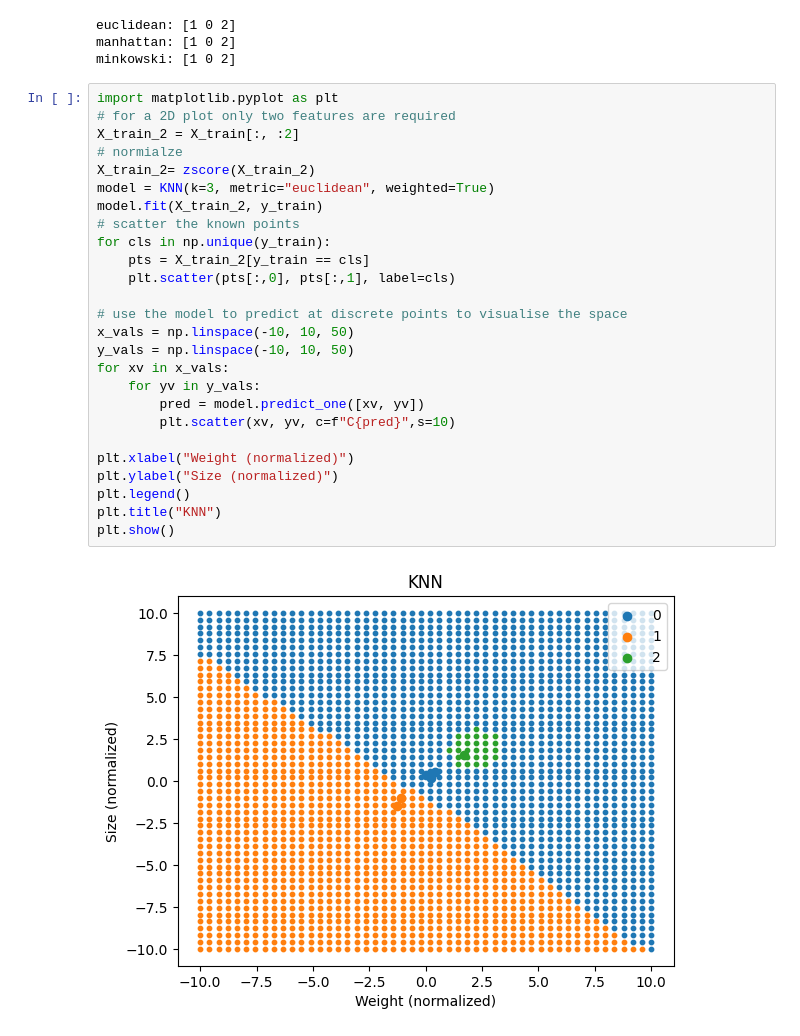
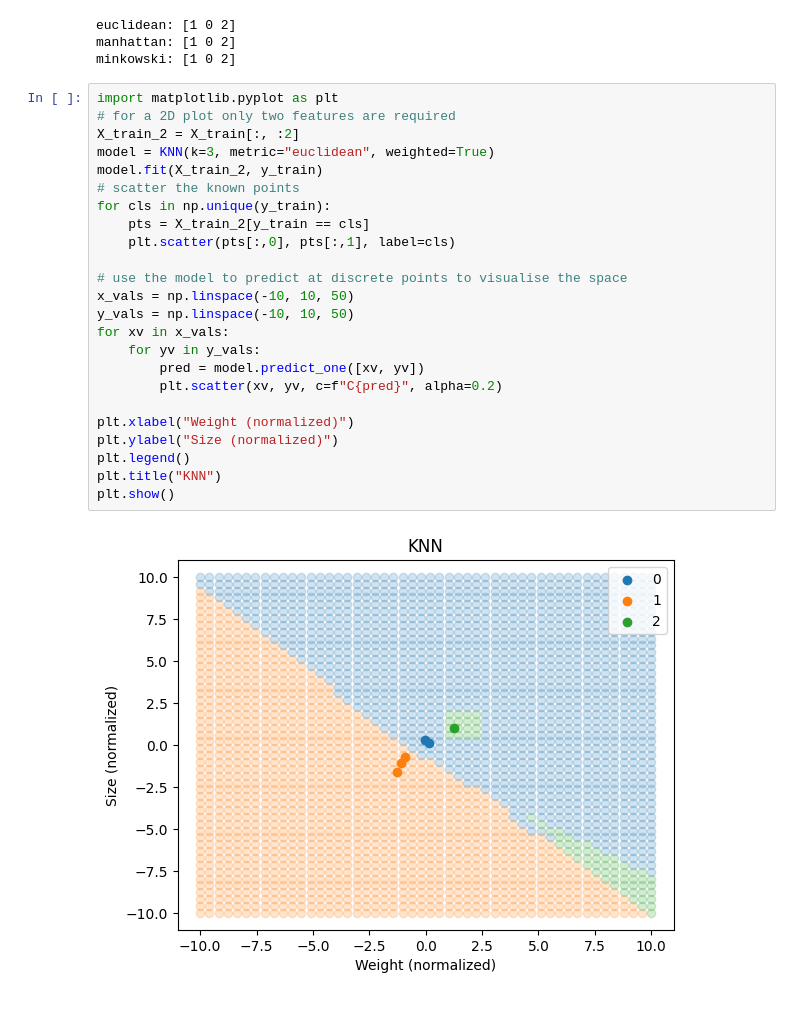
Before and after one commit to srijan2818/epoch_spring_camp, a Jupyter notebook: SpringCamp1/KNN_task.ipynb, the cells around one changed output. Saved outputs shown, nothing was run; the diff lists cells and outputs as text.

```diff
--- a/SpringCamp1/KNN_task.ipynb
+++ b/SpringCamp1/KNN_task.ipynb
@@ -154,30 +154,28 @@ minkowski: [1 0 2]
 # %%
 import matplotlib.pyplot as plt
 # for a 2D plot only two features are required
 X_train_2 = X_train[:, :2]
-# normialze
-X_train_2= zscore(X_train_2)
 model = KNN(k=3, metric="euclidean", weighted=True)
 model.fit(X_train_2, y_train)
 # scatter the known points
 for cls in np.unique(y_train):
     pts = X_train_2[y_train == cls]
     plt.scatter(pts[:,0], pts[:,1], label=cls)
 
 # use the model to predict at discrete points to visualise the space
 x_vals = np.linspace(-10, 10, 50)
 y_vals = np.linspace(-10, 10, 50)
 for xv in x_vals:
     for yv in y_vals:
         pred = model.predict_one([xv, yv])
-        plt.scatter(xv, yv, c=f"C{pred}",s=10)
+        plt.scatter(xv, yv, c=f"C{pred}", alpha=0.2)
 
 plt.xlabel("Weight (normalized)")
 plt.ylabel("Size (normalized)")
 plt.legend()
 plt.title("KNN")
 plt.show()
 # %% [output]
-[figure, old version]
+[figure, new version]
 # %%
 # Visualsing in 3D with all three feaures
```
Also changed, not shown: parts of 4 cells of this notebook, 1 other file.
